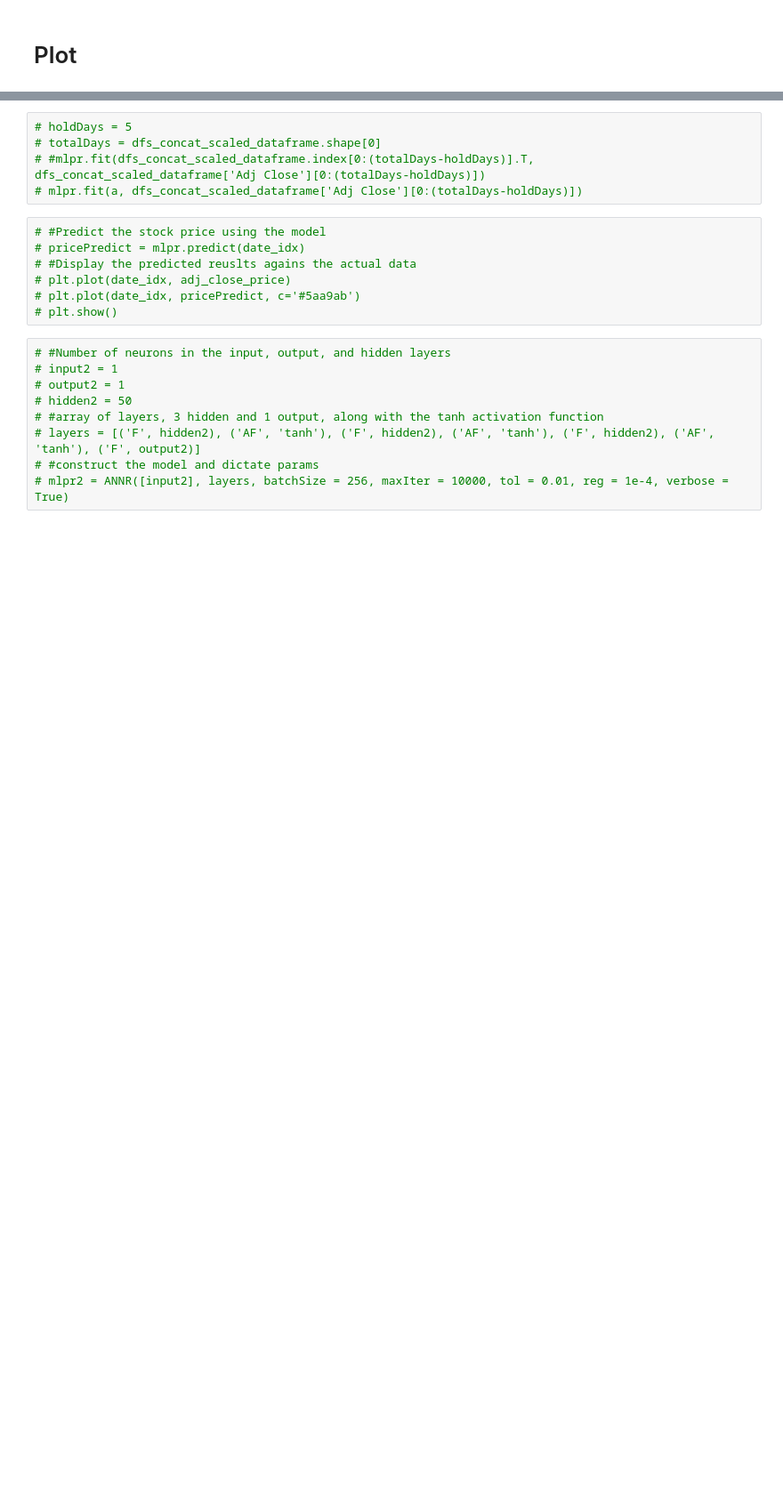
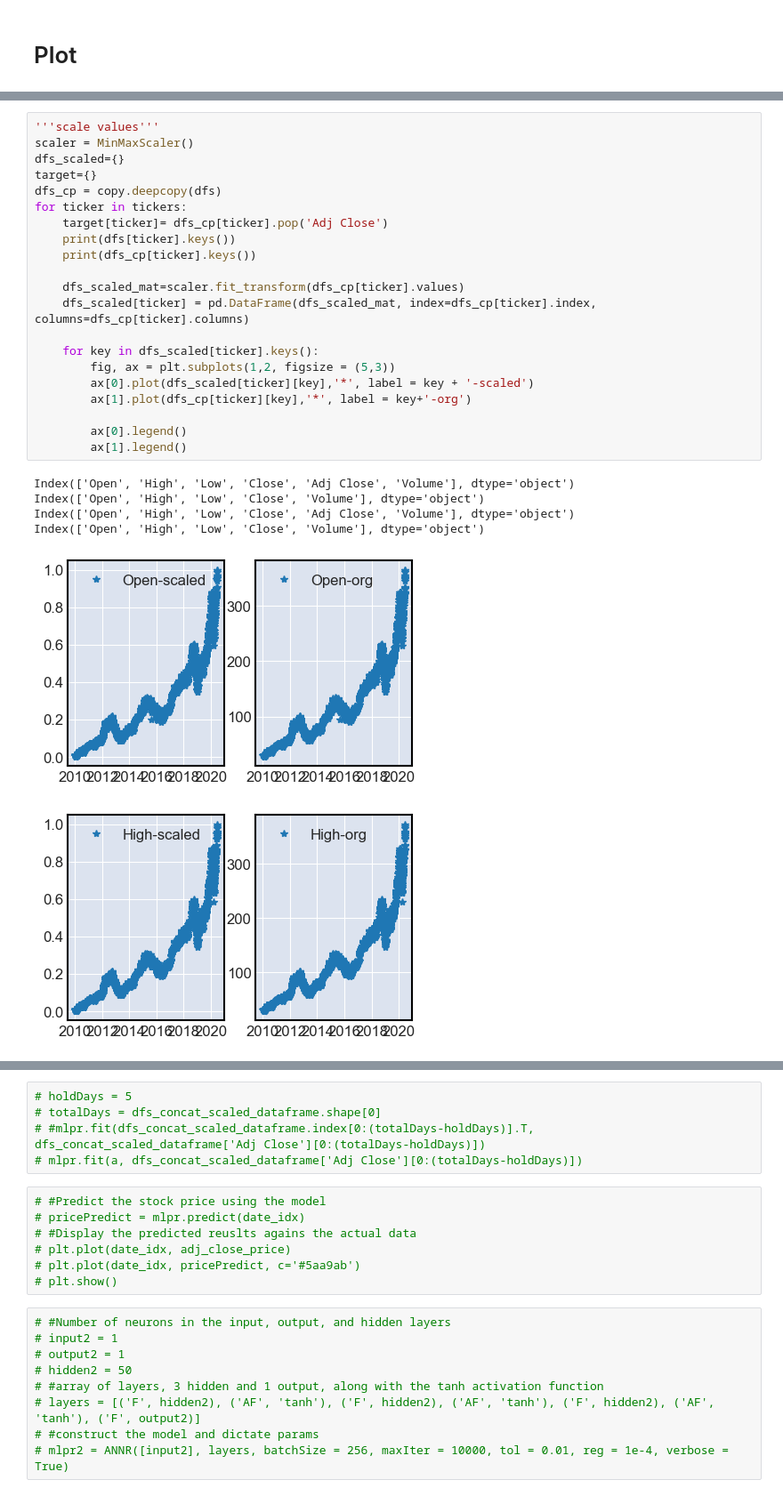
Before and after one commit to arminsalmasi/DNN_regression_yahoo_finance_pipeline, a Jupyter notebook: yahoopipeline_multifeature.ipynb, the cells around one changed output, grey strips where cells are left out. Shown at 89% size. Saved outputs shown, nothing was run; the diff lists cells and outputs as text; blank space fills up the shorter version.

```diff
--- a/yahoopipeline_multifeature.ipynb
+++ b/yahoopipeline_multifeature.ipynb
@@ -150,0 +65,28 @@ holdDays = 5
+# %%
+'''scale values'''
+scaler = MinMaxScaler()
+dfs_scaled={}
+target={}
+dfs_cp = copy.deepcopy(dfs)
+for ticker in tickers:
+    target[ticker]= dfs_cp[ticker].pop('Adj Close')
+    print(dfs[ticker].keys())
+    print(dfs_cp[ticker].keys())
+
+    dfs_scaled_mat=scaler.fit_transform(dfs_cp[ticker].values)
+    dfs_scaled[ticker] = pd.DataFrame(dfs_scaled_mat, index=dfs_cp[ticker].index, columns=dfs_cp[ticker].columns)
+
+    for key in dfs_scaled[ticker].keys():
+        fig, ax = plt.subplots(1,2, figsize = (5,3))
+        ax[0].plot(dfs_scaled[ticker][key],'*', label = key + '-scaled')
+        ax[1].plot(dfs_cp[ticker][key],'*', label = key+'-org')
+
+        ax[0].legend()
+        ax[1].legend()
+# %% [output]
+Index(['Open', 'High', 'Low', 'Close', 'Adj Close', 'Volume'], dtype='object')
+Index(['Open', 'High', 'Low', 'Close', 'Volume'], dtype='object')
+Index(['Open', 'High', 'Low', 'Close', 'Adj Close', 'Volume'], dtype='object')
+Index(['Open', 'High', 'Low', 'Close', 'Volume'], dtype='object')
+[figure, added]
+[figure, added]
```
Also changed, not shown: parts of 19 cells of this notebook, 1 other file.
